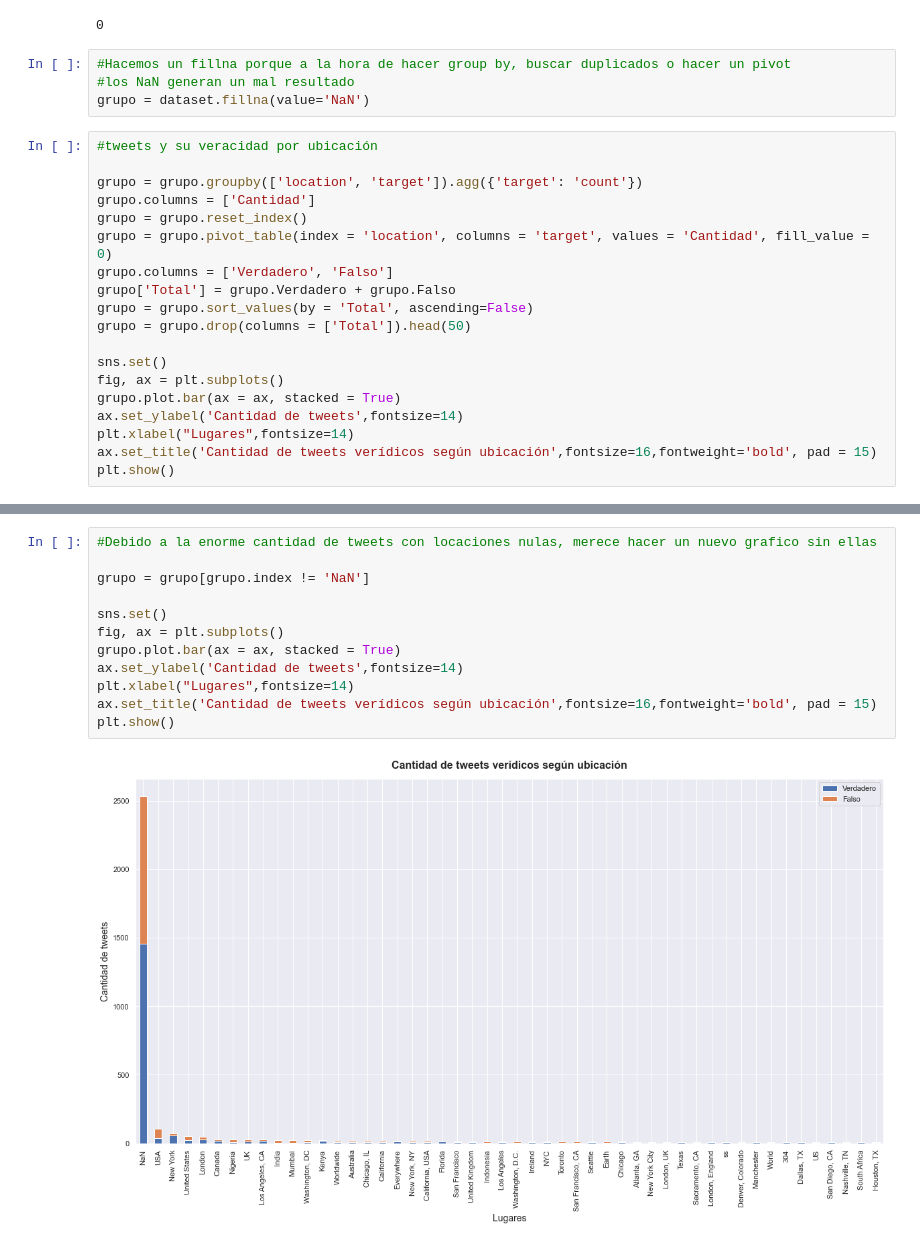
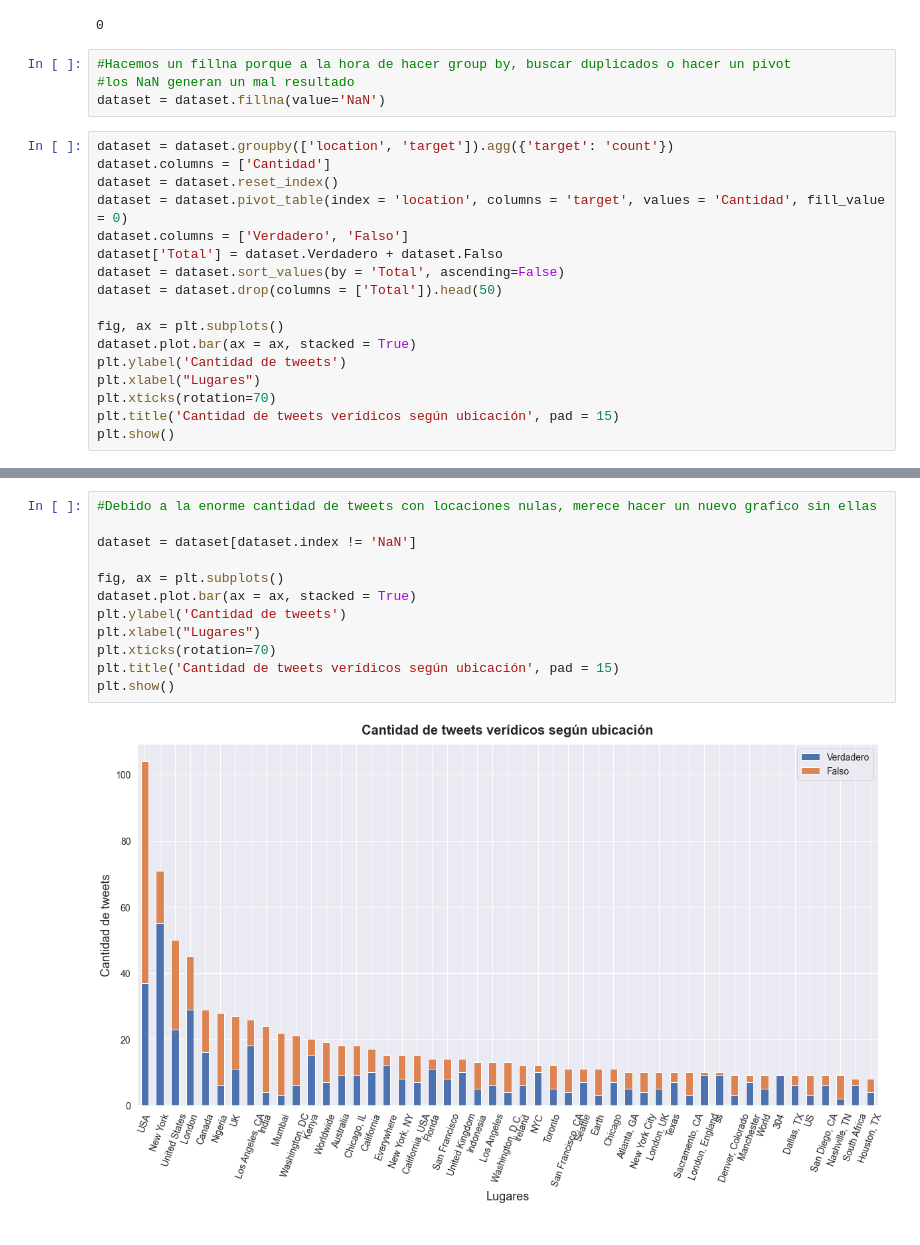
Before and after one commit to tporganizaciondedatos1c2020/TP1, a Jupyter notebook: AnalisisDeTweetsPorUbicacionyVeracidad.ipynb, the cells around one changed output, grey strips where cells are left out. Cells and saved outputs as stored; diff of their text form.

```diff
--- a/AnalisisDeTweetsPorUbicacionyVeracidad.ipynb
+++ b/AnalisisDeTweetsPorUbicacionyVeracidad.ipynb
@@ -12,23 +14,21 @@ len(dataset[(dataset.keyword.str.contains('NaN')) |\
 # %%
 #Hacemos un fillna porque a la hora de hacer group by, buscar duplicados o hacer un pivot
 #los NaN generan un mal resultado
-grupo = dataset.fillna(value='NaN')
+dataset = dataset.fillna(value='NaN')
 # %%
-#tweets y su veracidad por ubicación
+dataset = dataset.groupby(['location', 'target']).agg({'target': 'count'})
+dataset.columns = ['Cantidad']
+dataset = dataset.reset_index()
+dataset = dataset.pivot_table(index = 'location', columns = 'target', values = 'Cantidad', fill_value = 0)
+dataset.columns = ['Verdadero', 'Falso']
+dataset['Total'] = dataset.Verdadero + dataset.Falso
+dataset = dataset.sort_values(by = 'Total', ascending=False)
+dataset = dataset.drop(columns = ['Total']).head(50)
 
-grupo = grupo.groupby(['location', 'target']).agg({'target': 'count'})
-grupo.columns = ['Cantidad']
-grupo = grupo.reset_index()
-grupo = grupo.pivot_table(index = 'location', columns = 'target', values = 'Cantidad', fill_value = 0)
-grupo.columns = ['Verdadero', 'Falso']
-grupo['Total'] = grupo.Verdadero + grupo.Falso
-grupo = grupo.sort_values(by = 'Total', ascending=False)
-grupo = grupo.drop(columns = ['Total']).head(50)
-
-sns.set()
 fig, ax = plt.subplots()
-grupo.plot.bar(ax = ax, stacked = True)
-ax.set_ylabel('Cantidad de tweets',fontsize=14)
-plt.xlabel("Lugares",fontsize=14)
-ax.set_title('Cantidad de tweets verídicos según ubicación',fontsize=16,fontweight='bold', pad = 15)
+dataset.plot.bar(ax = ax, stacked = True)
+plt.ylabel('Cantidad de tweets')
+plt.xlabel("Lugares")
+plt.xticks(rotation=70)
+plt.title('Cantidad de tweets verídicos según ubicación', pad = 15)
 plt.show()
@@ -35,14 +37,14 @@ plt.show()
 # %%
 #Debido a la enorme cantidad de tweets con locaciones nulas, merece hacer un nuevo grafico sin ellas
 
-grupo = grupo[grupo.index != 'NaN']
+dataset = dataset[dataset.index != 'NaN']
 
-sns.set()
 fig, ax = plt.subplots()
-grupo.plot.bar(ax = ax, stacked = True)
-ax.set_ylabel('Cantidad de tweets',fontsize=14)
-plt.xlabel("Lugares",fontsize=14)
-ax.set_title('Cantidad de tweets verídicos según ubicación',fontsize=16,fontweight='bold', pad = 15)
+dataset.plot.bar(ax = ax, stacked = True)
+plt.ylabel('Cantidad de tweets')
+plt.xlabel("Lugares")
+plt.xticks(rotation=70)
+plt.title('Cantidad de tweets verídicos según ubicación', pad = 15)
 plt.show()
 # %% [output]
-[figure, old version]
+[figure, new version]
```
Also changed, not shown: parts of 3 cells of this notebook, 8 other files.
